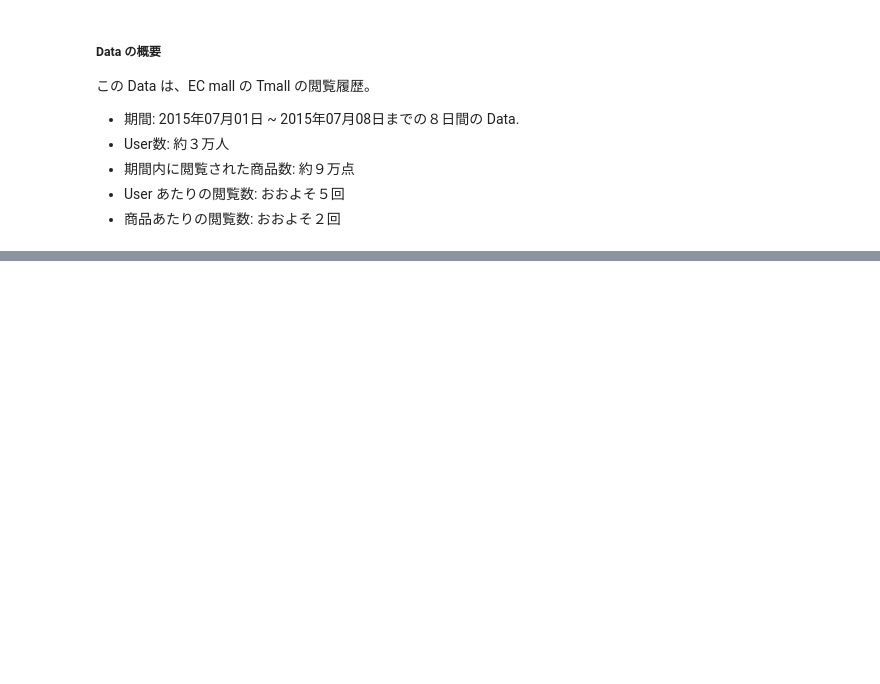
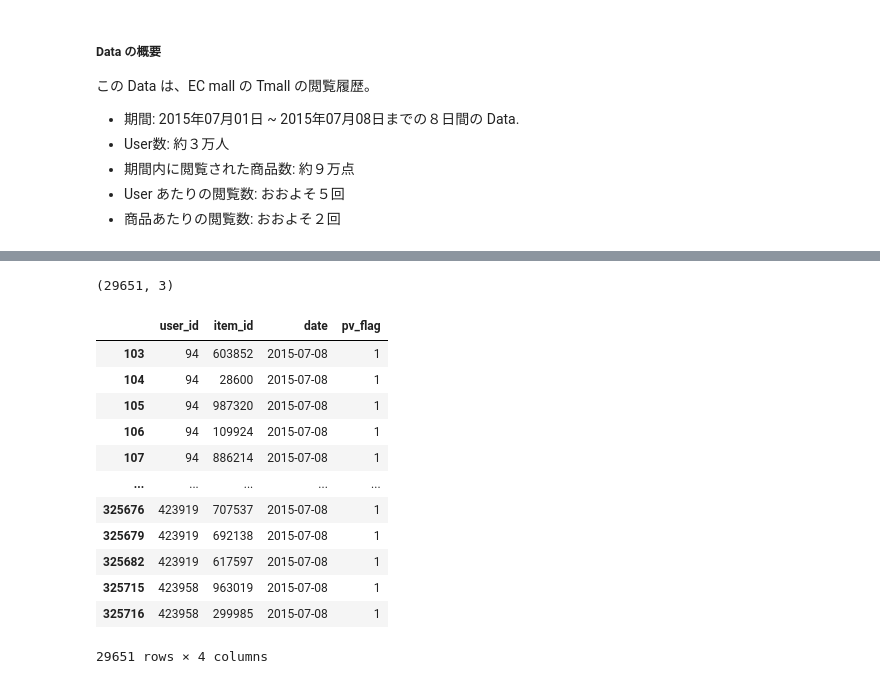
Before and after one commit to 1024xx4/py_mathematical_optimization, a Jupyter notebook: 7_recommendation/recommendation.ipynb, the cells around one changed output, grey strips where cells are left out. Saved outputs shown, nothing was run; the diff lists cells and outputs as text; code cells hidden in the pictures; blank space fills up the shorter version.

```diff
--- a/7_recommendation/recommendation.ipynb
+++ b/7_recommendation/recommendation.ipynb
@@ -95,0 +200,6 @@ log_df['date'].hist(bins=8)
+# %%
+import datetime
+
+start_date = datetime.datetime(2015, 7, 1)
+end_date = datetime.datetime(2015, 7, 7)
+target_date = datetime.datetime(2015, 7, 8)
@@ -95,0 +220,5 @@ log_df['date'].hist(bins=8)
+# %%
+# 07月08日の閲覧履歴 Data を抽出
+y_df = log_df[log_df['date'] == target_date]
+print(y_df.shape)
+y_df.head()
@@ -95,0 +280,21 @@ log_df['date'].hist(bins=8)
+# %%
+# 7月8日の Data `y_df` の重複を取り除き、pv_flag の Column を追加する
+y_df = y_df.drop_duplicates()
+print(y_df.shape)
+y_df['pv_flag'] = 1
+y_df
+# %% [output]
+(29651, 3)
+|  | user_id | item_id | date | pv_flag |
+| 103 | 94 | 603852 | 2015-07-08 | 1 |
+| 104 | 94 | 28600 | 2015-07-08 | 1 |
+| 105 | 94 | 987320 | 2015-07-08 | 1 |
+| 106 | 94 | 109924 | 2015-07-08 | 1 |
+| 107 | 94 | 886214 | 2015-07-08 | 1 |
+| ... | ... | ... | ... | ... |
+| 325676 | 423919 | 707537 | 2015-07-08 | 1 |
+| 325679 | 423919 | 692138 | 2015-07-08 | 1 |
+| 325682 | 423919 | 617597 | 2015-07-08 | 1 |
+| 325715 | 423958 | 963019 | 2015-07-08 | 1 |
+| 325716 | 423958 | 299985 | 2015-07-08 | 1 |
+29651 rows × 4 columns
```
Also changed, not shown: parts of 32 cells of this notebook.
